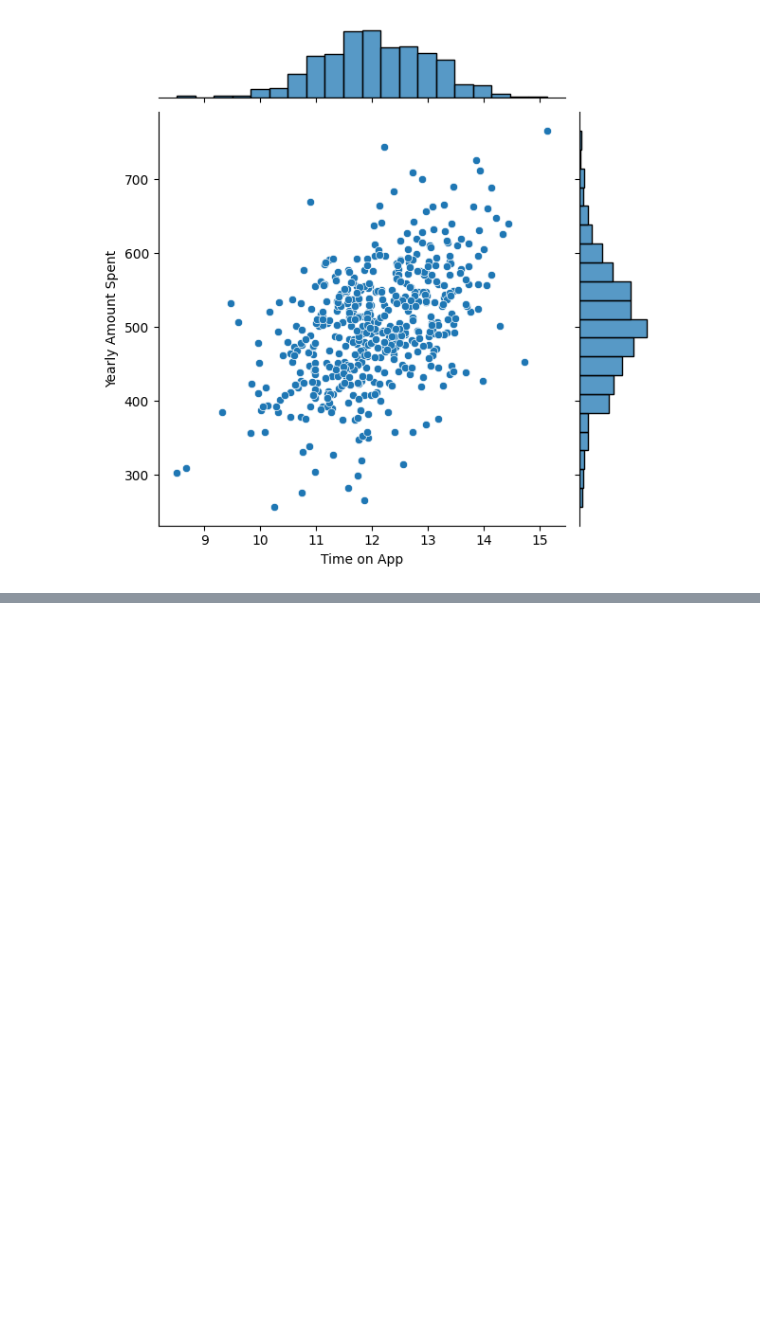
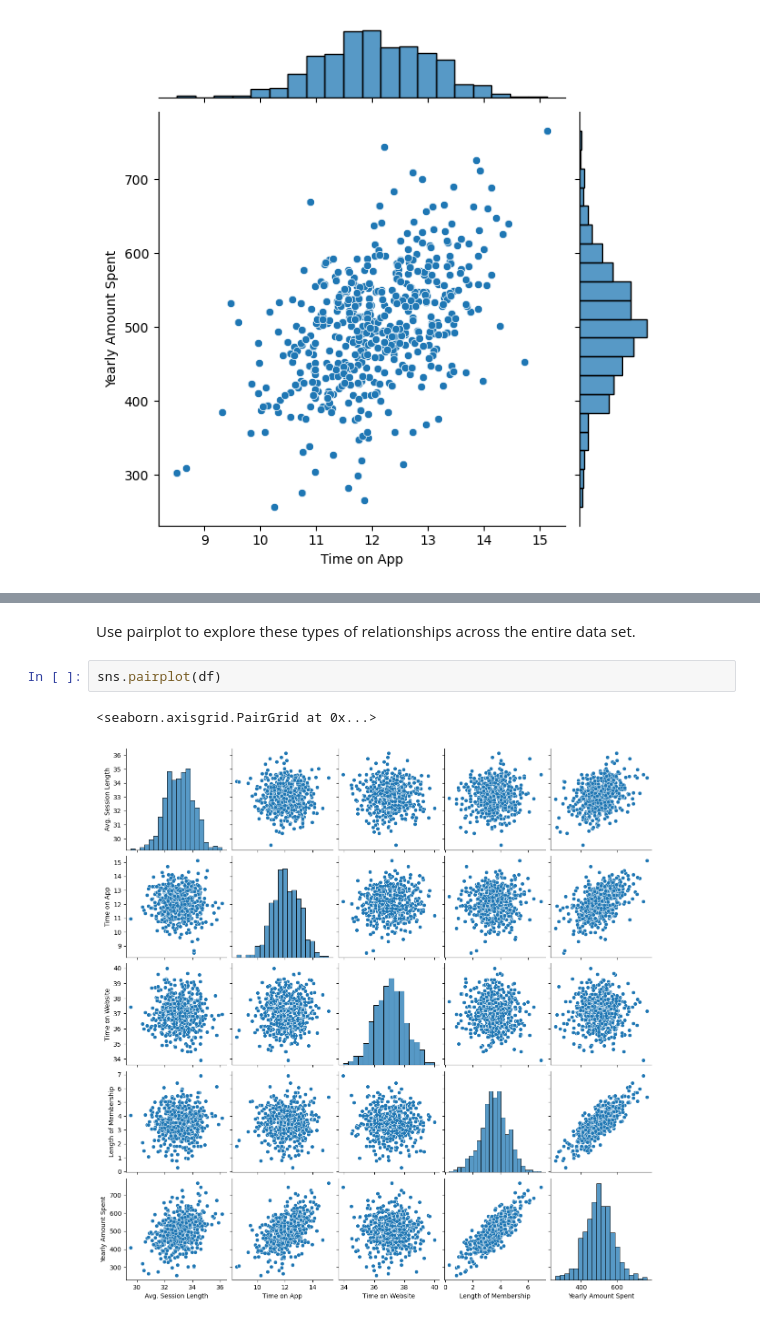
Before and after one commit to lostconnectionhere/machinelearning, a Jupyter notebook: linear_regression/ecommerce_linearRegression.ipynb, the cells around one changed output, grey strips where cells are left out. Drawn from its saved outputs; the diff is of its cells as text; blank space fills up the shorter version.

```diff
--- a/linear_regression/ecommerce_linearRegression.ipynb
+++ b/linear_regression/ecommerce_linearRegression.ipynb
@@ -81,0 +91,7 @@ Interestingly, this jointplot is different. This means that there is a differenc
+# %% [markdown]
+Use pairplot to explore these types of relationships across the entire data set.
+# %%
+sns.pairplot(df)
+# %% [output]
+<seaborn.axisgrid.PairGrid at 0x...>
+[figure, added]
```
Also changed, not shown: parts of 5 cells of this notebook.
